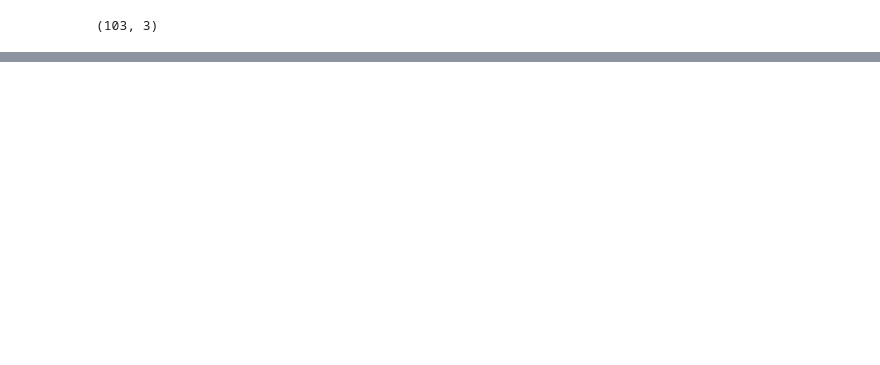
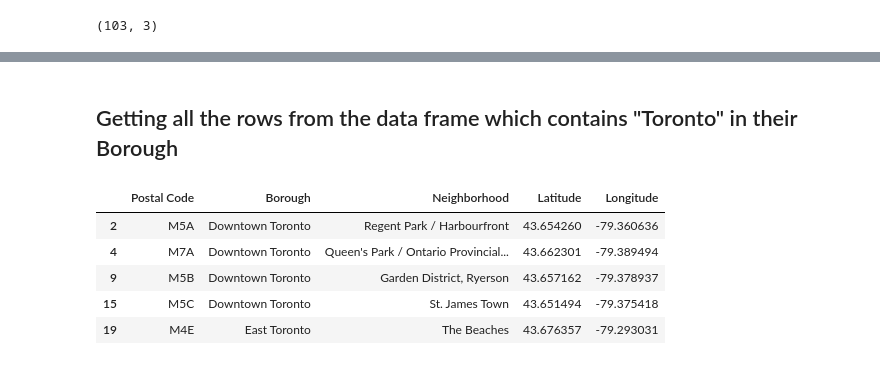
Before and after one commit to isepulvedamunoz/Coursera_Capstone, a Jupyter notebook: Segmenting and Clustering Neighborhoods in Toronto.ipynb, the cells around one changed output, grey strips where cells are left out. Cells and saved outputs as stored; diff of their text form; code cells hidden in the pictures; blank space fills up the shorter version.

```diff
--- a/Segmenting and Clustering Neighborhoods in Toronto.ipynb
+++ b/Segmenting and Clustering Neighborhoods in Toronto.ipynb
@@ -113,0 +104,12 @@ geo_data.head()
+# %% [markdown]
+## Getting all the rows from the data frame which contains "Toronto" in their Borough
+# %%
+df4 = df3[df3['Borough'].str.contains('Toronto', regex=False)]
+df4.head()
+# %% [output]
+|  | Postal Code | Borough | Neighborhood | Latitude | Longitude |
+| 2 | M5A | Downtown Toronto | Regent Park / Harbourfront | 43.654260 | -79.360636 |
+| 4 | M7A | Downtown Toronto | Queen's Park / Ontario Provincial... | 43.662301 | -79.389494 |
+| 9 | M5B | Downtown Toronto | Garden District, Ryerson | 43.657162 | -79.378937 |
+| 15 | M5C | Downtown Toronto | St. James Town | 43.651494 | -79.375418 |
+| 19 | M4E | East Toronto | The Beaches | 43.676357 | -79.293031 |
```
Also changed, not shown: parts of 23 cells of this notebook.
